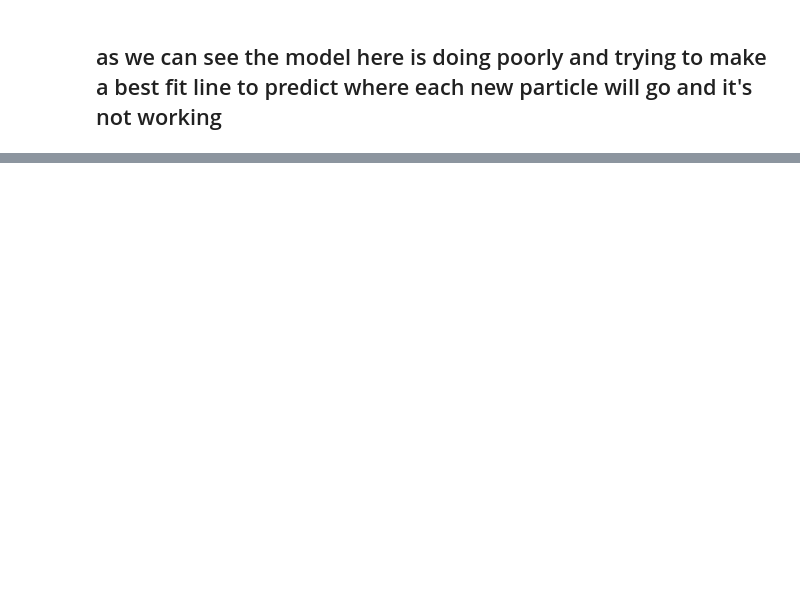
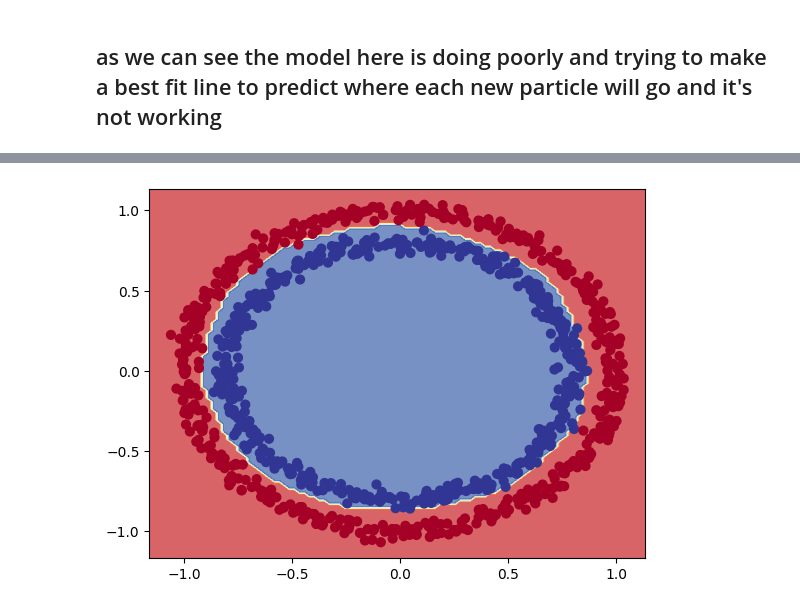
Before and after one commit to IM07813/tfbasics, a Jupyter notebook: classification_model.ipynb, the cells around one changed output, grey strips where cells are left out. Saved outputs shown, nothing was run; the diff lists cells and outputs as text; code cells hidden in the pictures; blank space fills up the shorter version.

```diff
--- a/classification_model.ipynb
+++ b/classification_model.ipynb
@@ -236,0 +325,15 @@ doing binary classification
+# %%
+#creating a model with relu
+tf.random.set_seed(42)
+
+model_6 = tf.keras.Sequential([
+    tf.keras.layers.Dense(100, activation = tf.keras.activations.relu),
+    tf.keras.layers.Dense(10, activation = tf.keras.activations.relu),
+    tf.keras.layers.Dense(1, activation= 'sigmoid')
+])
+
+model_6.compile(loss=tf.keras.losses.binary_crossentropy,
+                optimizer = tf.keras.optimizers.Adam(learning_rate=0.001),
+                metrics = ['accuracy'])
+
+history= model_6.fit(X, Y, epochs = 20)
@@ -236,0 +358,5 @@ doing binary classification
+# %%
+plot_decision_boundary(model = model_6,
+                       X = X,
+                       Y = Y)
+# %% [output]
@@ -236,0 +365 @@ doing binary classification
+[figure, added]
```
Also changed, not shown: parts of 16 cells of this notebook.
